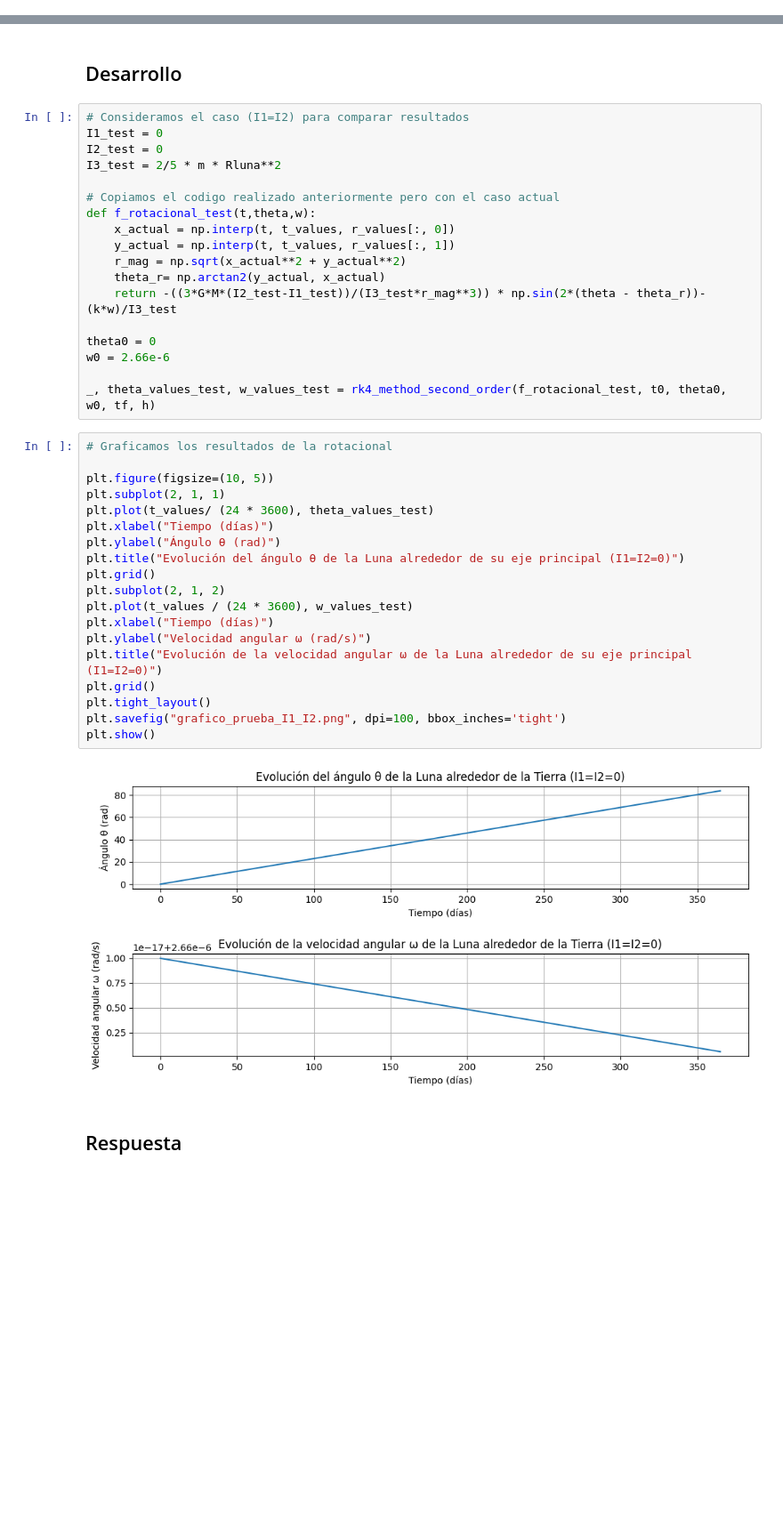
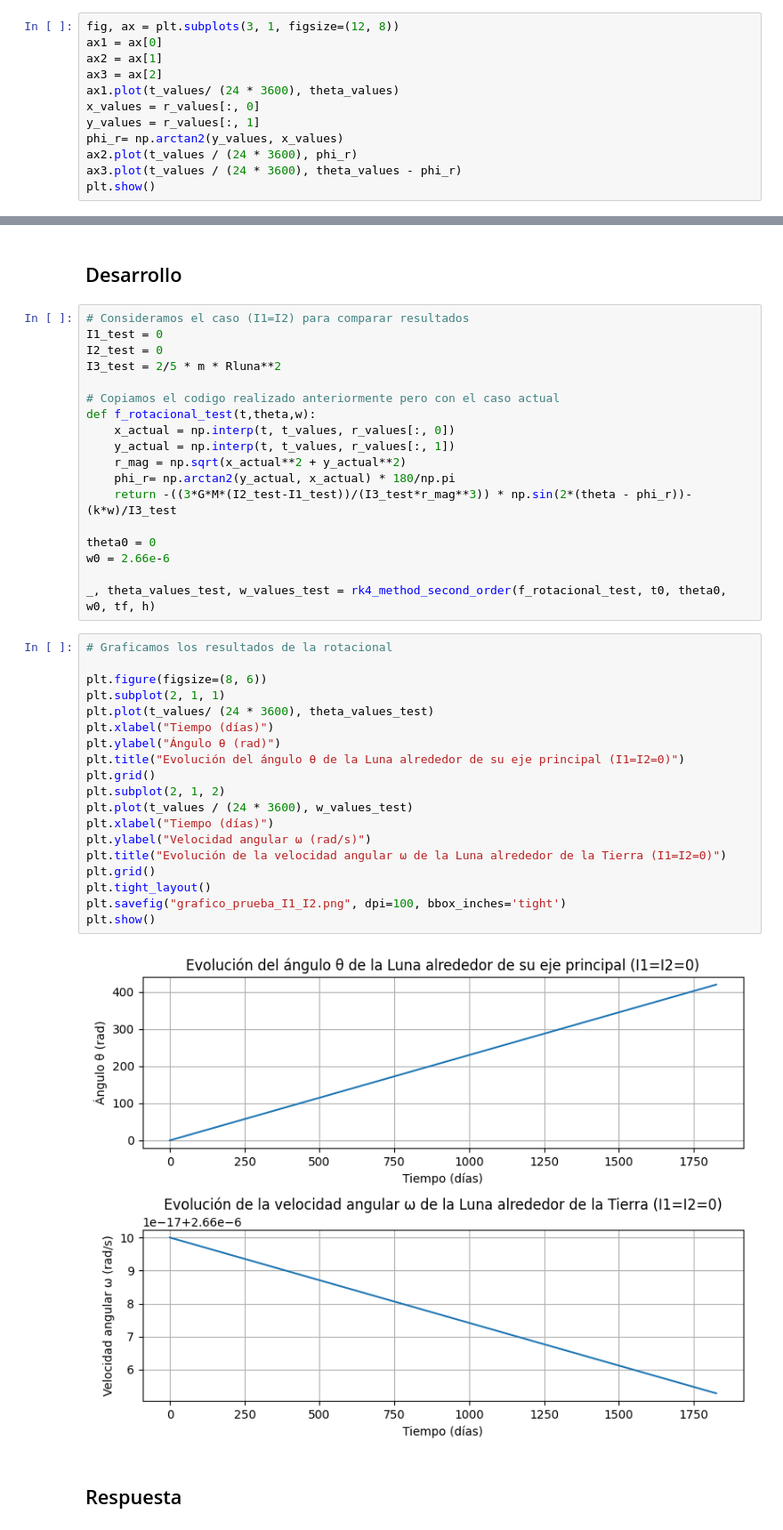
Before and after one commit to PM-lopez/Rotacion-Sincronica-de-la-Luna, a Jupyter notebook: solucion.ipynb, the cells around one changed output, grey strips where cells are left out. Shown at 89% size. Drawn from its saved outputs; the diff is of its cells as text; blank space fills up the shorter version.

```diff
--- a/solucion.ipynb
+++ b/solucion.ipynb
@@ -94,3 +94,15 @@ w0 = 2.66e-6  # Velocidad angular inicial en rad/s (rotación de la Luna)
 
 # resolvemos la EDO del rotacional
 _, theta_values, w_values = rk4_method_second_order(f_rotacional, t0, theta0, w0, tf, h)
+# %%
+fig, ax = plt.subplots(3, 1, figsize=(12, 8))
+ax1 = ax[0]
+ax2 = ax[1]
+ax3 = ax[2]
+ax1.plot(t_values/ (24 * 3600), theta_values)
+x_values = r_values[:, 0]
+y_values = r_values[:, 1]
+phi_r= np.arctan2(y_values, x_values)
+ax2.plot(t_values / (24 * 3600), phi_r)
+ax3.plot(t_values / (24 * 3600), theta_values - phi_r)
+plt.show()
@@ -125,8 +166,8 @@ def f_rotacional_test(t,theta,w):
     x_actual = np.interp(t, t_values, r_values[:, 0])
     y_actual = np.interp(t, t_values, r_values[:, 1])
     r_mag = np.sqrt(x_actual**2 + y_actual**2)
-    theta_r= np.arctan2(y_actual, x_actual)
-    return -((3*G*M*(I2_test-I1_test))/(I3_test*r_mag**3)) * np.sin(2*(theta - theta_r))- (k*w)/I3_test
+    phi_r= np.arctan2(y_actual, x_actual) * 180/np.pi
+    return -((3*G*M*(I2_test-I1_test))/(I3_test*r_mag**3)) * np.sin(2*(theta - phi_r))- (k*w)/I3_test
 
 theta0 = 0
 w0 = 2.66e-6
@@ -135,24 +176,24 @@ _, theta_values_test, w_values_test = rk4_method_second_order(f_rotacional_test,
 # %%
 # Graficamos los resultados de la rotacional
 
-plt.figure(figsize=(10, 5))
+plt.figure(figsize=(8, 6))
 plt.subplot(2, 1, 1)
 plt.plot(t_values/ (24 * 3600), theta_values_test)
 plt.xlabel("Tiempo (días)")
 plt.ylabel("Ángulo θ (rad)")
 plt.title("Evolución del ángulo θ de la Luna alrededor de su eje principal (I1=I2=0)")
 plt.grid()
 plt.subplot(2, 1, 2)
 plt.plot(t_values / (24 * 3600), w_values_test)
 plt.xlabel("Tiempo (días)")
 plt.ylabel("Velocidad angular ω (rad/s)")
-plt.title("Evolución de la velocidad angular ω de la Luna alrededor de su eje principal (I1=I2=0)")
+plt.title("Evolución de la velocidad angular ω de la Luna alrededor de la Tierra (I1=I2=0)")
 plt.grid()
 plt.tight_layout()
 plt.savefig("grafico_prueba_I1_I2.png", dpi=100, bbox_inches='tight')
 plt.show()
 # %% [output]
-[figure, old version]
+[figure, new version]
 # %% [markdown]
 ## Respuesta ##
 # %% [markdown]
```
Also changed, not shown: parts of 14 cells of this notebook, 3 other files.
